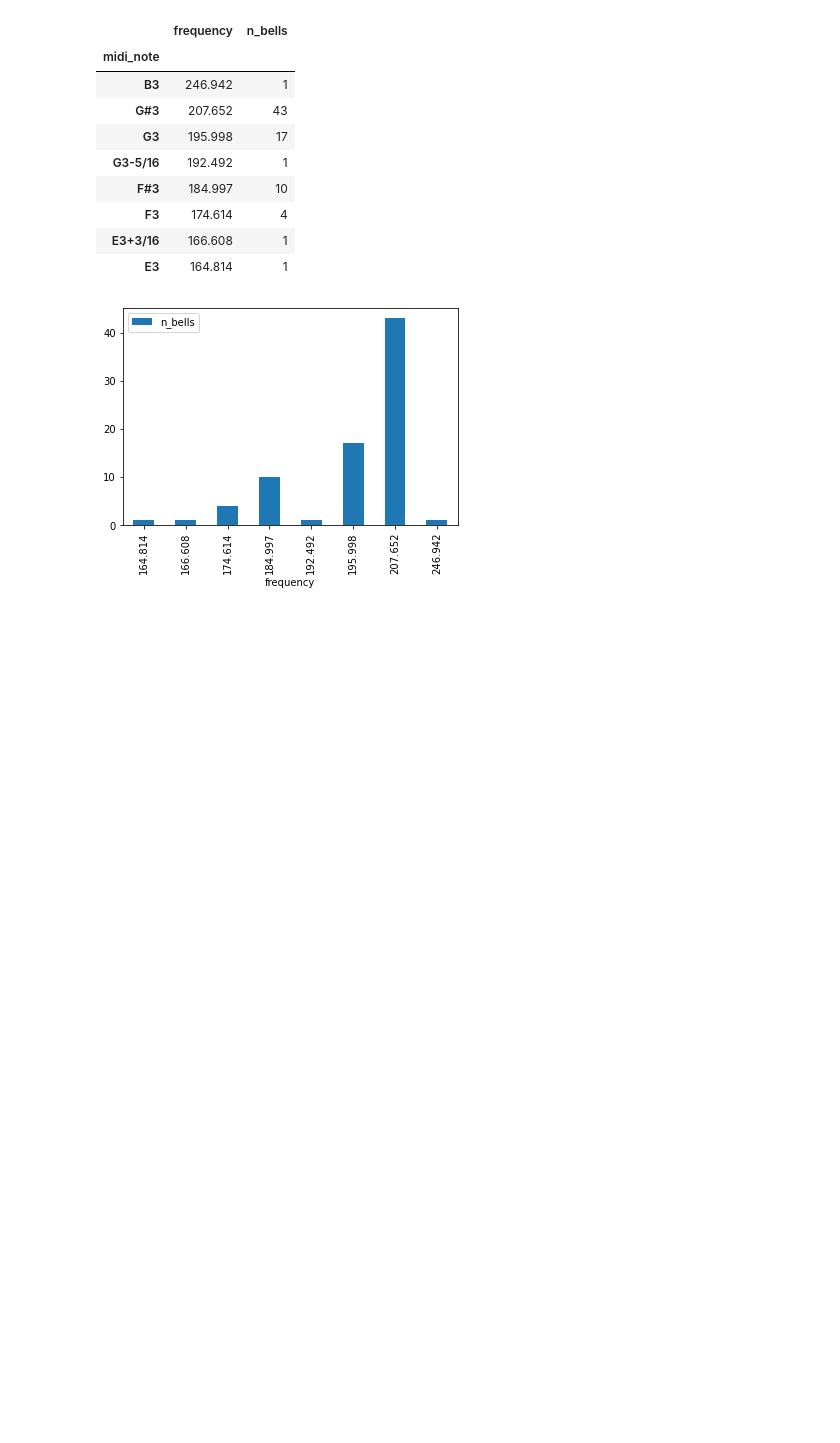
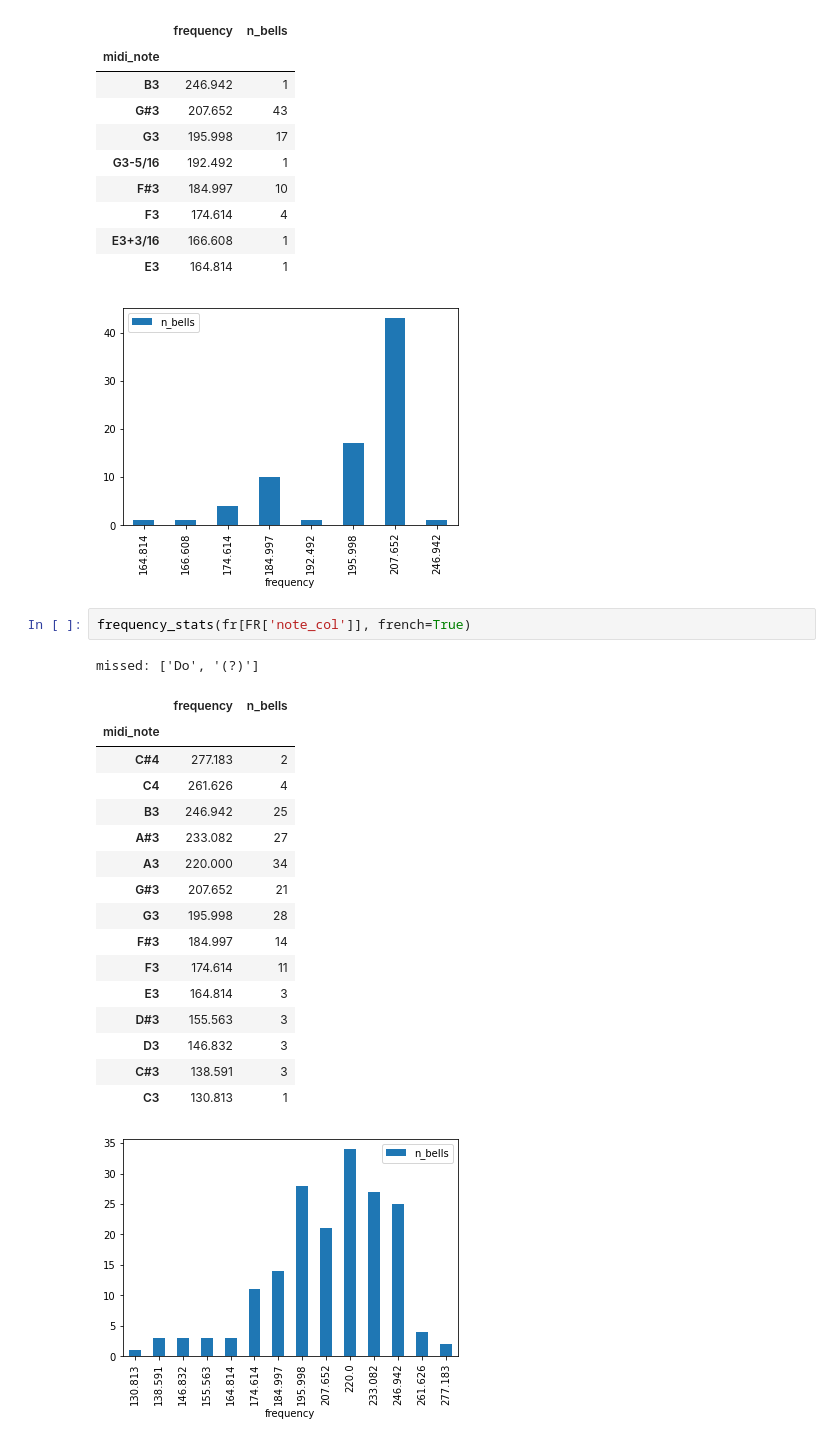
Before and after one commit to xflr6/notebooks, a Jupyter notebook: Bells.ipynb, the cells around one changed output. Cells and saved outputs as stored; diff of their text form; blank space fills up the shorter version.

```diff
--- a/Bells.ipynb
+++ b/Bells.ipynb
@@ -344,3 +465,24 @@ frequency_stats(ch[CH['note_col']], include_deltas=True).head(40)
 | E3+3/16 | 166.608 | 1 |
 | E3 | 164.814 | 1 |
 [figure]
+# %%
+frequency_stats(fr[FR['note_col']], french=True)
+# %% [output]
+missed: ['Do', '(?)']
+|  | frequency | n_bells |
+| midi_note |  |  |
+| C#4 | 277.183 | 2 |
+| C4 | 261.626 | 4 |
+| B3 | 246.942 | 25 |
+| A#3 | 233.082 | 27 |
+| A3 | 220.000 | 34 |
+| G#3 | 207.652 | 21 |
+| G3 | 195.998 | 28 |
+| F#3 | 184.997 | 14 |
+| F3 | 174.614 | 11 |
+| E3 | 164.814 | 3 |
+| D#3 | 155.563 | 3 |
+| D3 | 146.832 | 3 |
+| C#3 | 138.591 | 3 |
+| C3 | 130.813 | 1 |
+[figure, added]
```
Also changed, not shown: parts of 10 cells of this notebook.
